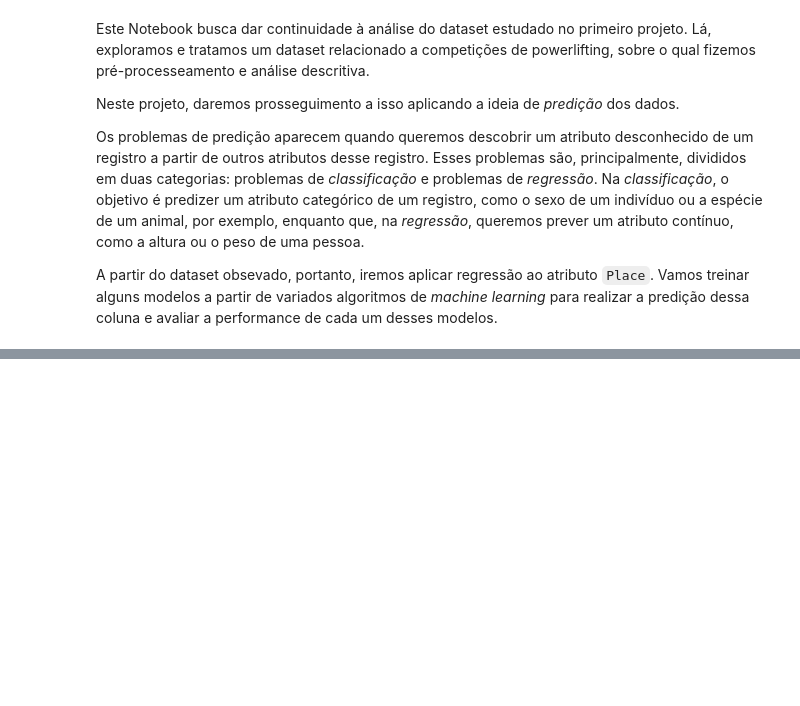
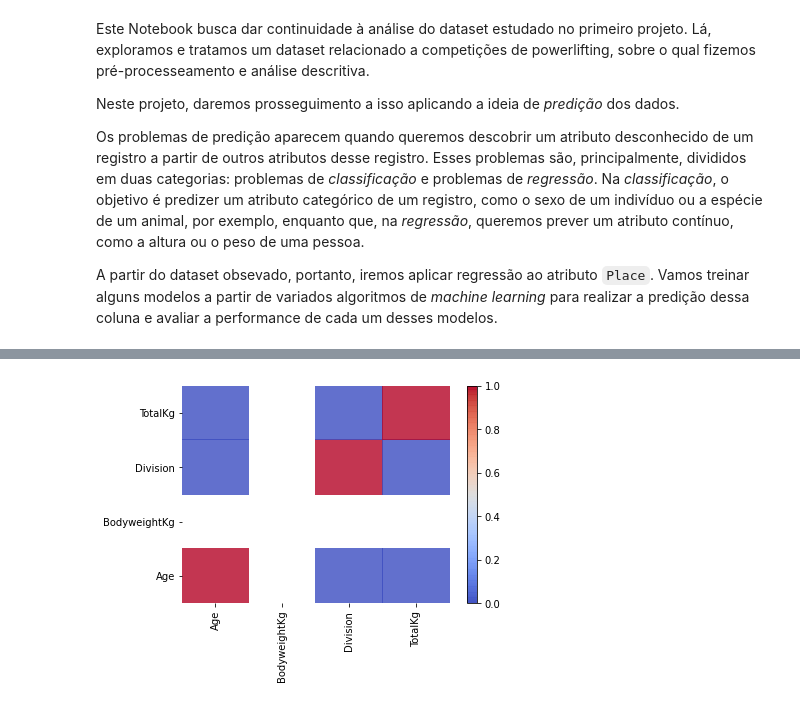
Before and after one commit to RafaelBNN/if697, a Jupyter notebook: Projeto_2_IF697.ipynb, the cells around one changed output, grey strips where cells are left out. Drawn from its saved outputs; the diff is of its cells as text; code cells hidden in the pictures; blank space fills up the shorter version.

Commit message:
Início da visualização das corelações

```diff
--- a/Projeto_2_IF697.ipynb
+++ b/Projeto_2_IF697.ipynb
@@ -11,4 +11,6 @@ import numpy as np
 import pandas as pd
 from matplotlib import pyplot as plt
 # %%
-df=pd.read_csv("https://raw.githubusercontent.com/RafaelBNN/if697/main/powerlifting_final2.csv?token=AKYEI53FXBYDBCB4LYZUI6DBADBWQ")
+df=pd.read_csv("https://raw.githubusercontent.com/RafaelBNN/if697/main/powerlifting_final2.csv?token=AKYEI52ETFQAHJJCKJLDR3LBA5OWI")
+
+df.head()
@@ -55,0 +89,16 @@ A partir do dataset obsevado, portanto, iremos aplicar regressão ao atributo `P
+# %%
+#df['Name'] = df['Name'].cat.codes
+df['Sex'] = df['Sex'].cat.codes
+df['Event'] = df['Event'].cat.codes
+df['Equipment'] = df['Equipment'].cat.codes
+df['AgeClass'] = df['AgeClass'].cat.codes
+df['Division'] = df['Division'].cat.codes
+df['WeightClassKg'] = df['WeightClassKg'].cat.codes
+df['Place'] = df['Place'].cat.codes
+df['Tested'] = df['Tested'].cat.codes
+df['Country'] = df['Country'].cat.codes
+df['Federation'] = df['Federation'].cat.codes
+df['Date'] = df['Date'].cat.codes
+df['MeetCountry'] = df['MeetCountry'].cat.codes
+df['MeetState'] = df['MeetState'].cat.codes
+df['MeetName'] = df['MeetName'].cat.codes
@@ -55,0 +125,2 @@ A partir do dataset obsevado, portanto, iremos aplicar regressão ao atributo `P
+# %%
+df.drop(labels='Name',axis=1,inplace=True)
@@ -55,0 +136,20 @@ A partir do dataset obsevado, portanto, iremos aplicar regressão ao atributo `P
+# %%
+import matplotlib as mpl
+
+def visualize_correlation_matrix(data, hurdle = 0.0):
+    R = np.corrcoef(data, rowvar=0)
+    R[np.where(np.abs(R)<hurdle)] = 0.0
+    heatmap = plt.pcolor(R, cmap=mpl.cm.coolwarm, alpha=0.8)
+    heatmap.axes.set_frame_on(False)
+    heatmap.axes.set_yticks(np.arange(R.shape[0]) + 0.5, minor=False)
+    heatmap.axes.set_xticks(np.arange(R.shape[1]) + 0.5, minor=False)
+    heatmap.axes.set_xticklabels(data.columns, minor=False)
+    plt.xticks(rotation=90)
+    heatmap.axes.set_yticklabels(data.columns, minor=False)
+    plt.tick_params(which='True', bottom='True', top='False', left = 'False', right = 'False')
+    plt.colorbar()
+    plt.show()
+
+visualize_correlation_matrix(df.loc[:,['Age','BodyweightKg','Division','TotalKg']], hurdle=0.5)
+# %% [output]
+[figure, added]
```
Also changed, not shown: parts of 12 cells of this notebook.
